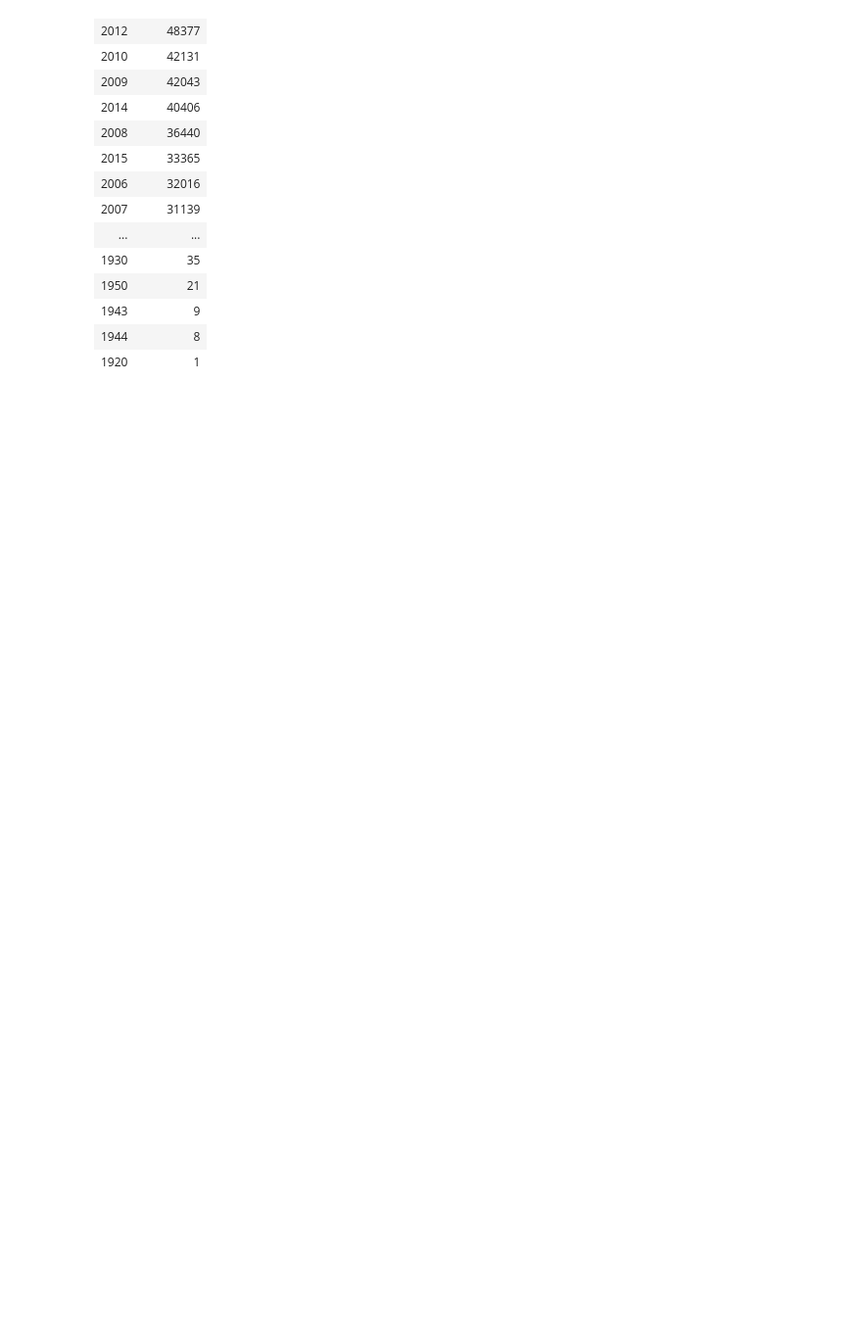
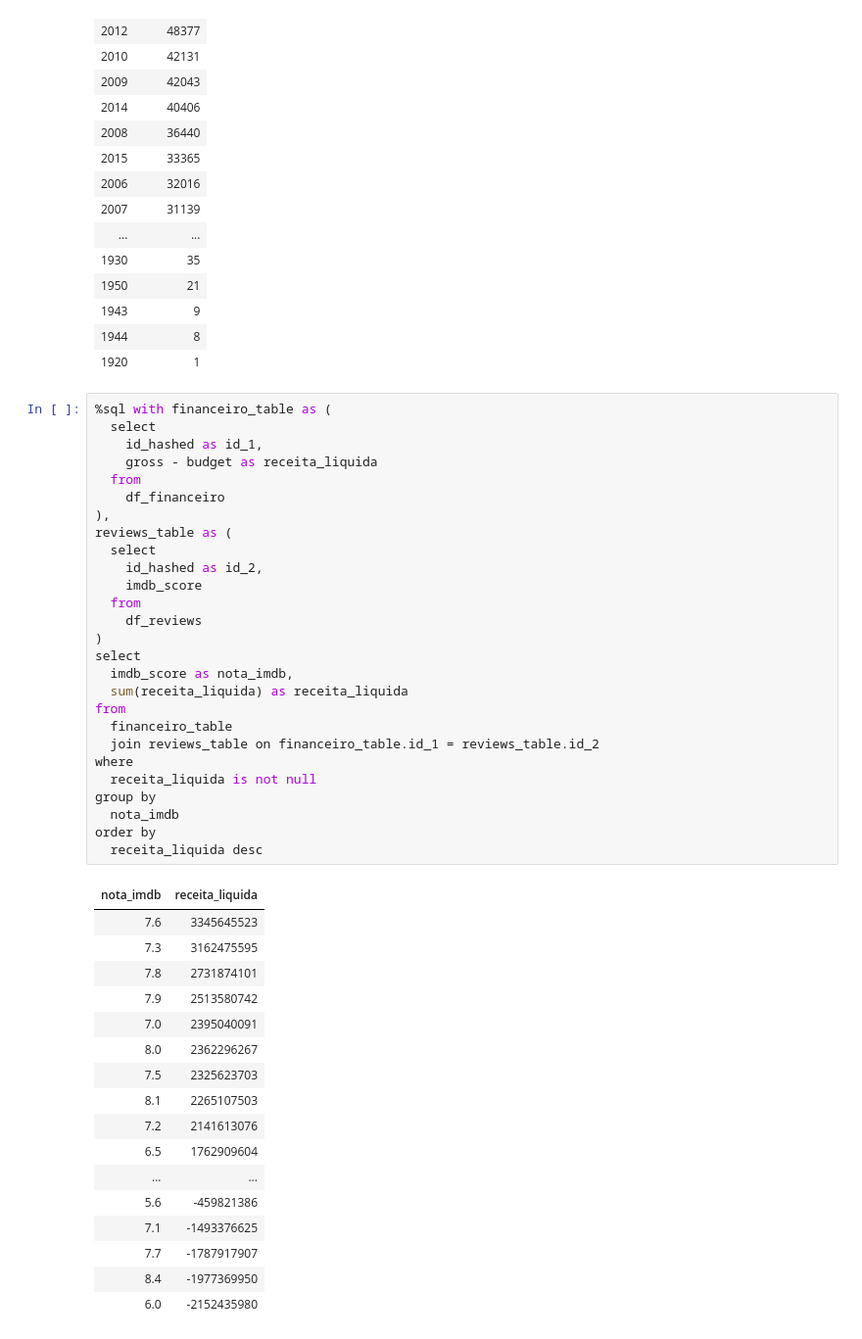
Before and after one commit to AldenisFranca/big_data1_ada, a Jupyter notebook: projeto_final_big_data.ipynb, the cells around one changed output. Shown at 98% size. Saved outputs shown, nothing was run; the diff lists cells and outputs as text; blank space fills up the shorter version.

```diff
--- a/projeto_final_big_data.ipynb
+++ b/projeto_final_big_data.ipynb
@@ -432,3 +432,48 @@ order by
 | 1943 | 9 |
 | 1944 | 8 |
 | 1920 | 1 |
+# %%
+%sql with financeiro_table as (
+  select
+    id_hashed as id_1,
+    gross - budget as receita_liquida
+  from
+    df_financeiro
+),
+reviews_table as (
+  select
+    id_hashed as id_2,
+    imdb_score
+  from
+    df_reviews
+)
+select
+  imdb_score as nota_imdb,
+  sum(receita_liquida) as receita_liquida
+from
+  financeiro_table
+  join reviews_table on financeiro_table.id_1 = reviews_table.id_2
+where
+  receita_liquida is not null
+group by
+  nota_imdb
+order by
+  receita_liquida desc
+# %% [output]
+| nota_imdb | receita_liquida |
+| 7.6 | 3345645523 |
+| 7.3 | 3162475595 |
+| 7.8 | 2731874101 |
+| 7.9 | 2513580742 |
+| 7.0 | 2395040091 |
+| 8.0 | 2362296267 |
+| 7.5 | 2325623703 |
+| 8.1 | 2265107503 |
+| 7.2 | 2141613076 |
+| 6.5 | 1762909604 |
+| ... | ... |
+| 5.6 | -459821386 |
+| 7.1 | -1493376625 |
+| 7.7 | -1787917907 |
+| 8.4 | -1977369950 |
+| 6.0 | -2152435980 |
```
Also changed, not shown: parts of 2 cells of this notebook.
